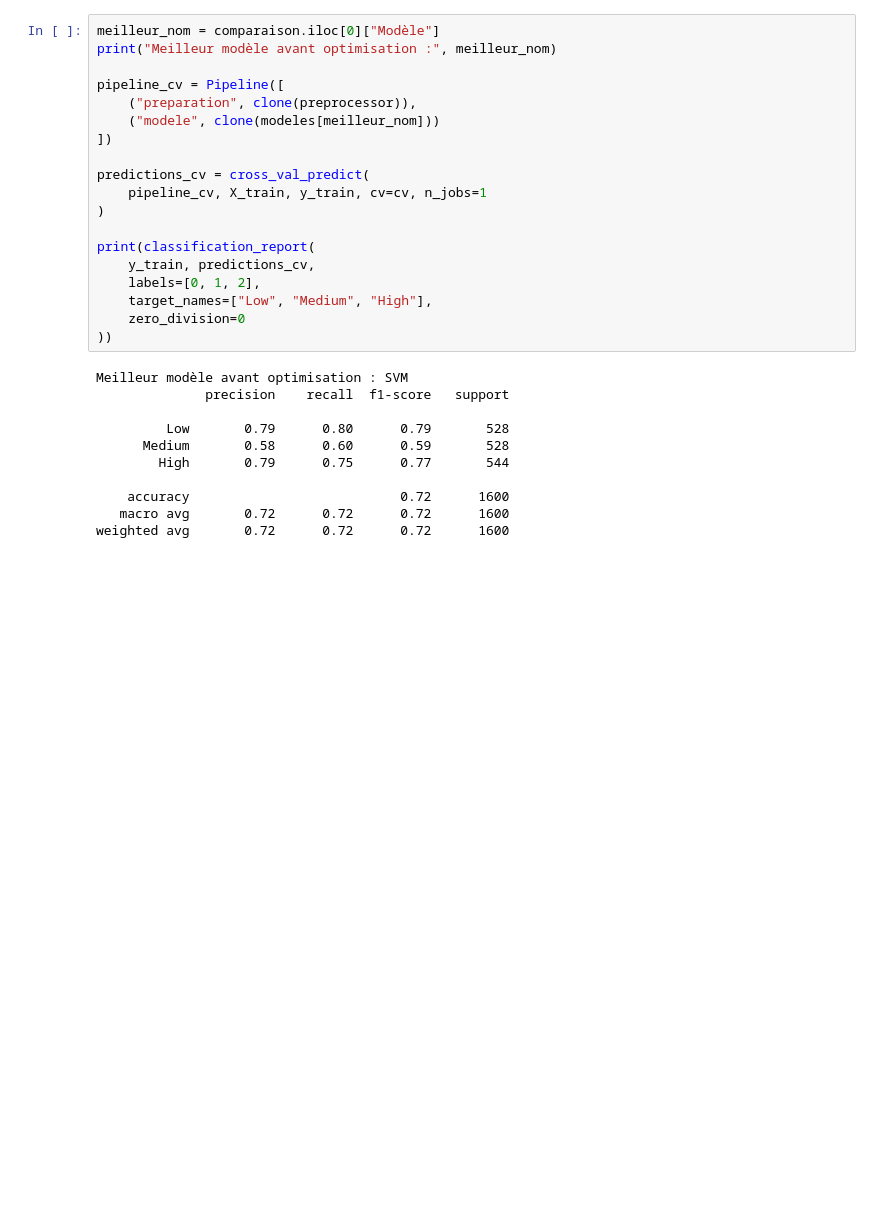
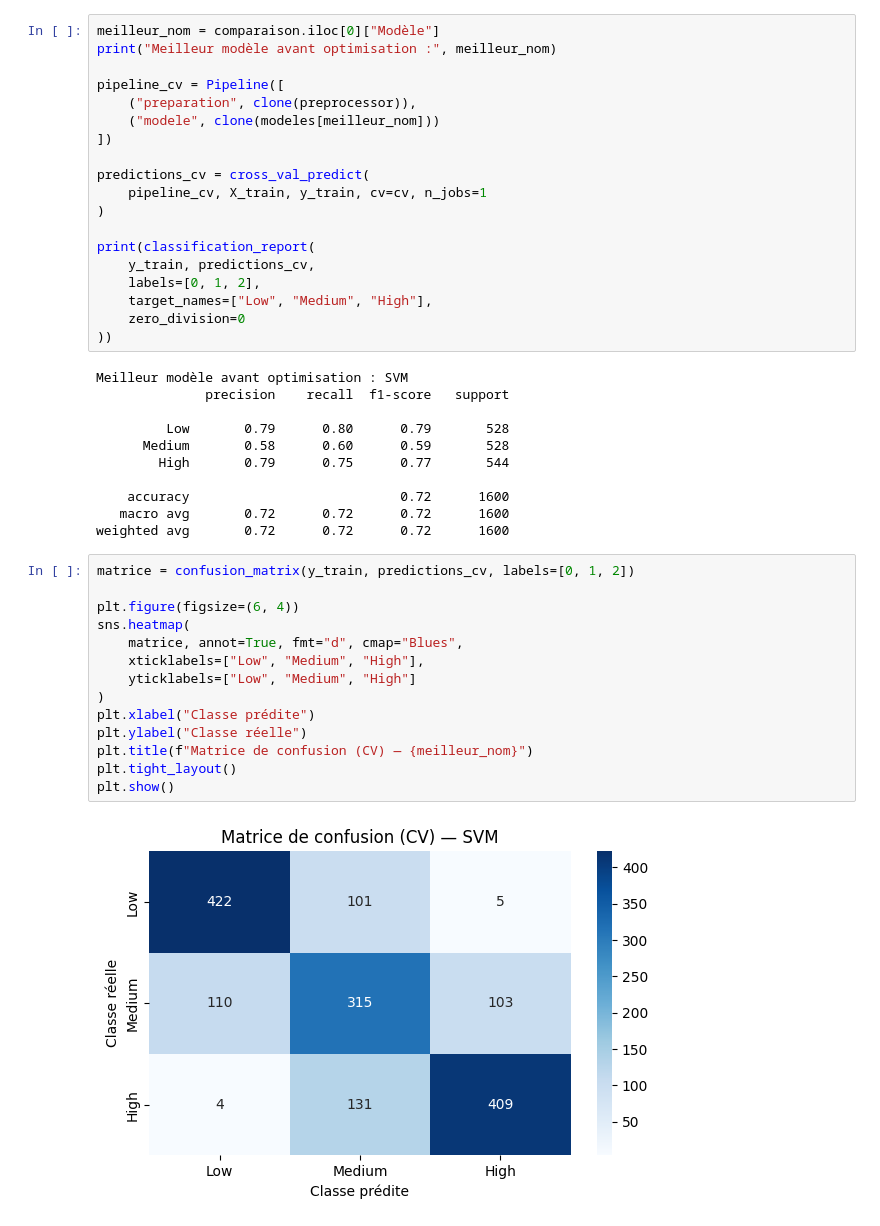
Before and after one commit to zakaryahari/student-mental-health-risk-prediction, a Jupyter notebook: notebooks/03_Model_Training_Student_Mental_Health.ipynb, the cells around one changed output. Drawn from its saved outputs; the diff is of its cells as text; blank space fills up the shorter version.

Commit message:
feat : Classification report et matrice de confusion

```diff
--- a/notebooks/03_Model_Training_Student_Mental_Health.ipynb
+++ b/notebooks/03_Model_Training_Student_Mental_Health.ipynb
@@ -222,3 +222,19 @@ Meilleur modèle avant optimisation : SVM
     accuracy                           0.72      1600
    macro avg       0.72      0.72      0.72      1600
 weighted avg       0.72      0.72      0.72      1600
+# %%
+matrice = confusion_matrix(y_train, predictions_cv, labels=[0, 1, 2])
+
+plt.figure(figsize=(6, 4))
+sns.heatmap(
+    matrice, annot=True, fmt="d", cmap="Blues",
+    xticklabels=["Low", "Medium", "High"],
+    yticklabels=["Low", "Medium", "High"]
+)
+plt.xlabel("Classe prédite")
+plt.ylabel("Classe réelle")
+plt.title(f"Matrice de confusion (CV) — {meilleur_nom}")
+plt.tight_layout()
+plt.show()
+# %% [output]
+[figure, added]
```
